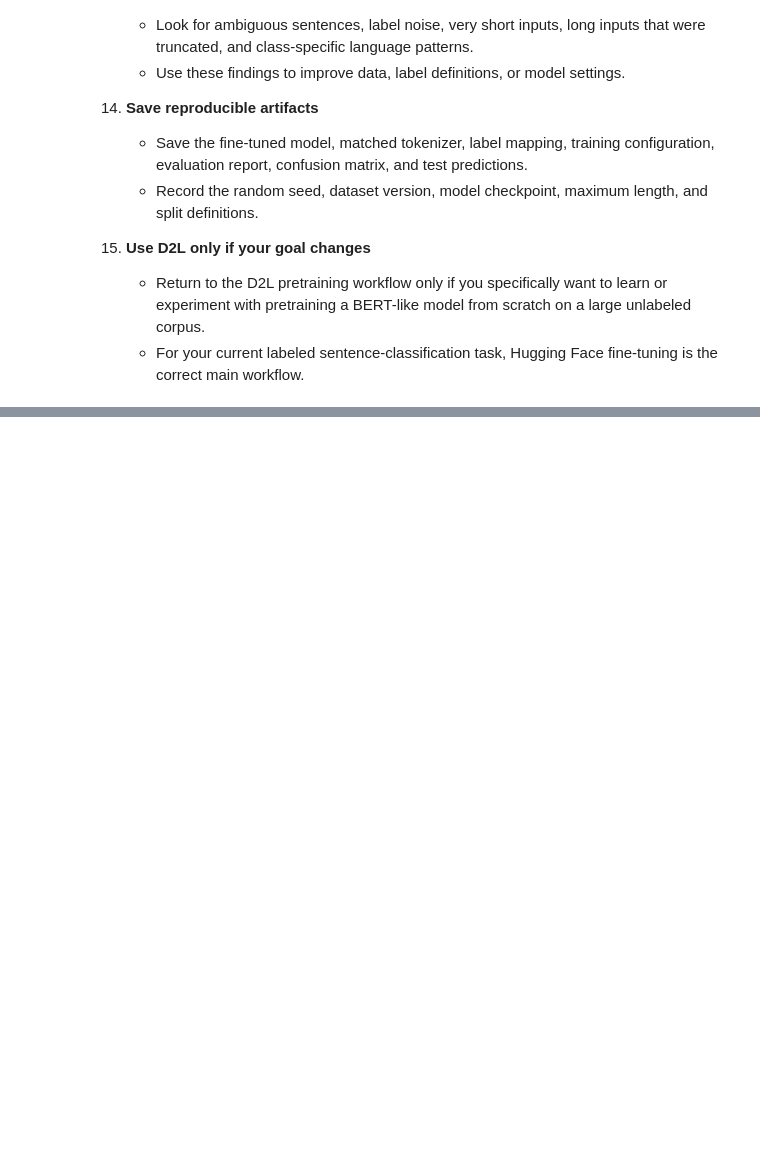
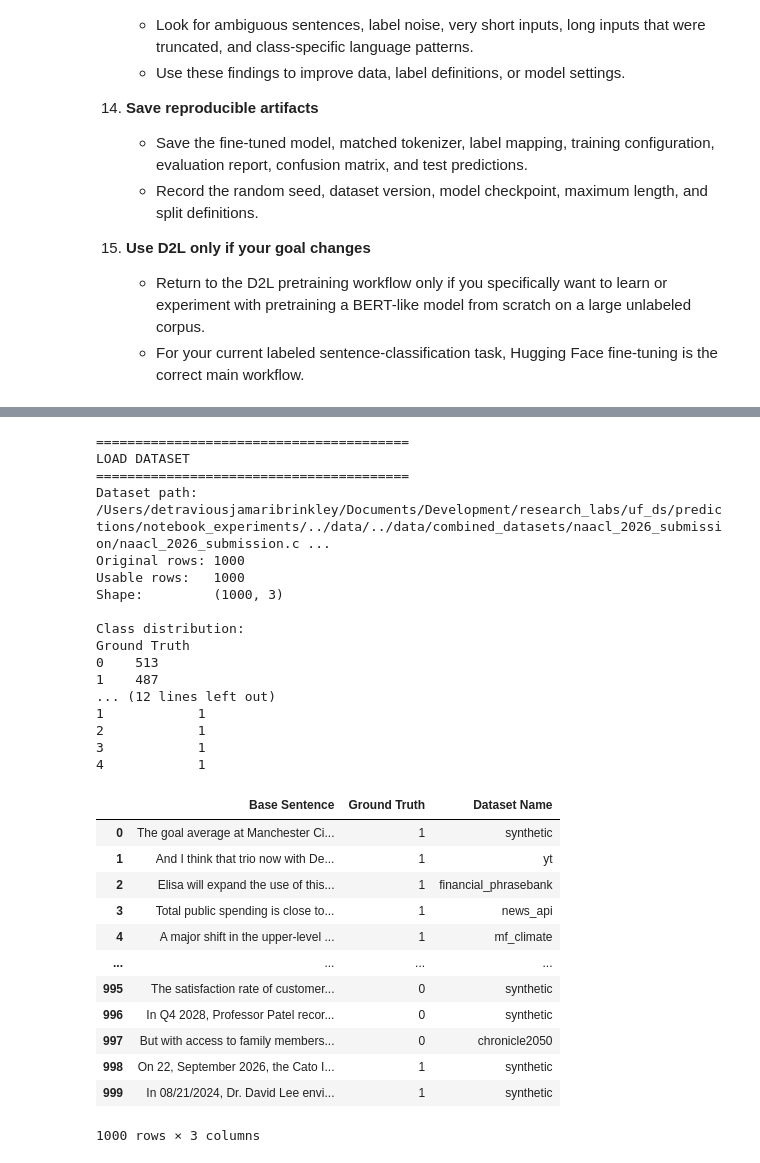
Before and after one commit to ufdatastudio/predictions, a Jupyter notebook: notebook_experiments/tutorial-text_classification_hf_d2l-tolsa_m.ipynb, the cells around one changed output, grey strips where cells are left out. Drawn from its saved outputs; the diff is of its cells as text; code cells hidden in the pictures; blank space fills up the shorter version.

Commit message:
feat: finetune bert notebook matches py script

```diff
--- a/notebook_experiments/tutorial-text_classification_hf_d2l-tolsa_m.ipynb
+++ b/notebook_experiments/tutorial-text_classification_hf_d2l-tolsa_m.ipynb
@@ -81,0 +115,2 @@
+# %%
+pd.set_option('max_colwidth', 800)
@@ -81,0 +235,6 @@
+# %%
+def resolve_path(base_data_path, file_path):
+    """Return an absolute path for either absolute or data-relative input."""
+    if os.path.isabs(file_path):
+        return file_path
+    return os.path.join(base_data_path, file_path)
@@ -81,0 +289,40 @@
+# %%
+df = load_dataset(
+    base_data_path=base_data_path,
+    dataset_path=dataset,
+    text_column=text_column,
+    label_column=label_column,
+)
+
+df
+# %% [output]
+========================================
+LOAD DATASET
+========================================
+Dataset path: /Users/detraviousjamaribrinkley/Documents/Development/research_labs/uf_ds/predictions/notebook_experiments/../data/../data/combined_datasets/naacl_2026_submission/naacl_2026_submission.c ...
+Original rows: 1000
+Usable rows:   1000
+Shape:         (1000, 3)
+
+Class distribution:
+Ground Truth
+0    513
+1    487
+... (12 lines left out)
+1            1
+2            1
+3            1
+4            1
+|  | Base Sentence | Ground Truth | Dataset Name |
+| 0 | The goal average at Manchester Ci... | 1 | synthetic |
+| 1 | And I think that trio now with De... | 1 | yt |
+| 2 | Elisa will expand the use of this... | 1 | financial_phrasebank |
+| 3 | Total public spending is close to... | 1 | news_api |
+| 4 | A major shift in the upper-level ... | 1 | mf_climate |
+| ... | ... | ... | ... |
+| 995 | The satisfaction rate of customer... | 0 | synthetic |
+| 996 | In Q4 2028, Professor Patel recor... | 0 | synthetic |
+| 997 | But with access to family members... | 0 | chronicle2050 |
+| 998 | On 22, September 2026, the Cato I... | 1 | synthetic |
+| 999 | In 08/21/2024, Dr. David Lee envi... | 1 | synthetic |
+1000 rows × 3 columns
```
Also changed, not shown: parts of 59 cells of this notebook, 2 other files.
